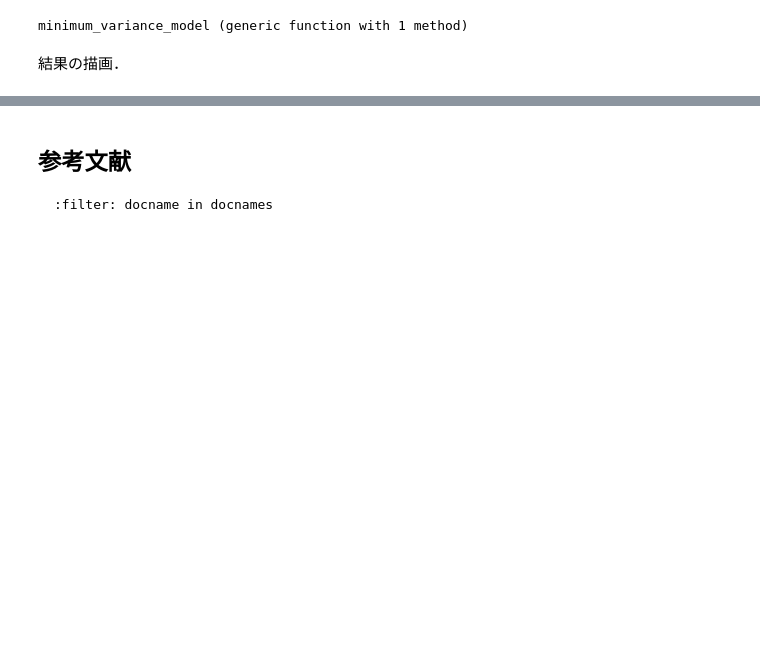
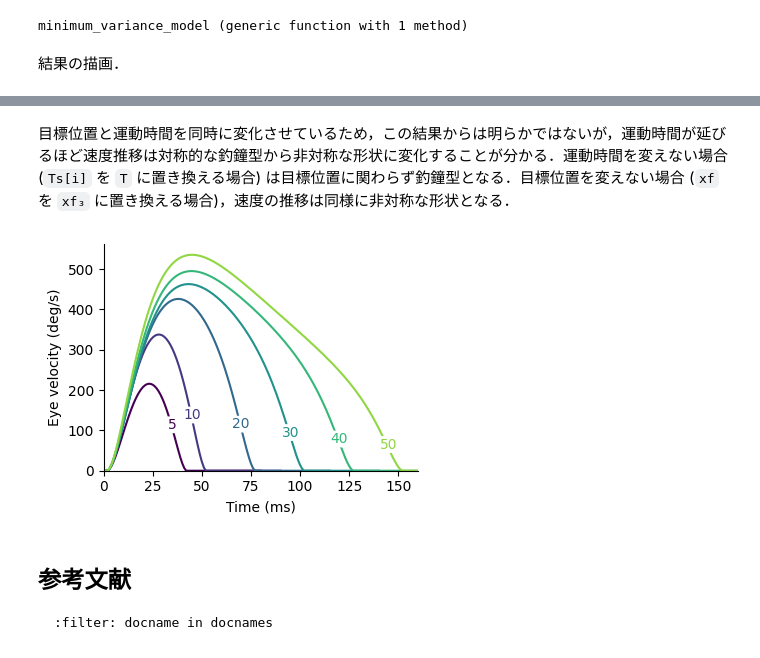
Before and after one commit to compneuro-julia/compneuro-julia-management, a Jupyter notebook: contents/motor-learning/minimum-variance.ipynb, the cells around one changed output, grey strips where cells are left out. Drawn from its saved outputs; the diff is of its cells as text; code cells hidden in the pictures; blank space fills up the shorter version.

````diff
--- a/contents/motor-learning/minimum-variance.ipynb
+++ b/contents/motor-learning/minimum-variance.ipynb
@@ -235,3 +237,32 @@ fig.tight_layout()
+# %%
+xf_pos = [5, 10, 20, 30, 40, 50]
+Ts = [40, 50, 75, 100, 125, 150] *1e-3
+
+X = []
+for i in 1:6
+    #xf = [xf_pos[i], 0]
+    xf = [xf_pos[i], 0, 0]
+    #x, _, _ = minimum_variance_model(Ac₂, Bc₂, x0₂, xf, Ts[i], Tp, dt);
+    x, _, _ = minimum_variance_model(Ac₃, Bc₃, x0₃, xf, Ts[i], Tp, dt);
+    push!(X, x)
+end
+# %% [markdown]
+目標位置と運動時間を同時に変化させているため，この結果からは明らかではないが，運動時間が延びるほど速度推移は対称的な釣鐘型から非対称な形状に変化することが分かる．運動時間を変えない場合 (`Ts[i]` を `T` に置き換える場合) は目標位置に関わらず釣鐘型となる．目標位置を変えない場合 (`xf` を `xf₃` に置き換える場合)，速度の推移は同様に非対称な形状となる．
+# %%
+figure(figsize=(4,3))
+cm = get_cmap(:viridis)
+for i in 1:6
+    v = X[i][2, :]
+    plot((1:length(v)), v, color=cm((i-1)/6))
+    label_x = round(Int, Ts[i]*1e3 - 5)
+    text(label_x, v[label_x], string(xf_pos[i]), color=cm((i-1)/6),
+         ha="center", bbox=Dict(:boxstyle=>"round,pad=0.1",:ec=>"none", :fc=>"white"))
+end
+xlim(0, 160); ylim(0, )
+xlabel("Time (ms)"); ylabel("Eye velocity (deg/s)")
+tight_layout()
+# %% [output]
+[figure, added]
 # %% [markdown]
 ## 参考文献
 ```{bibliography}
````
Also changed, not shown: parts of 2 cells of this notebook, 2 other files.
